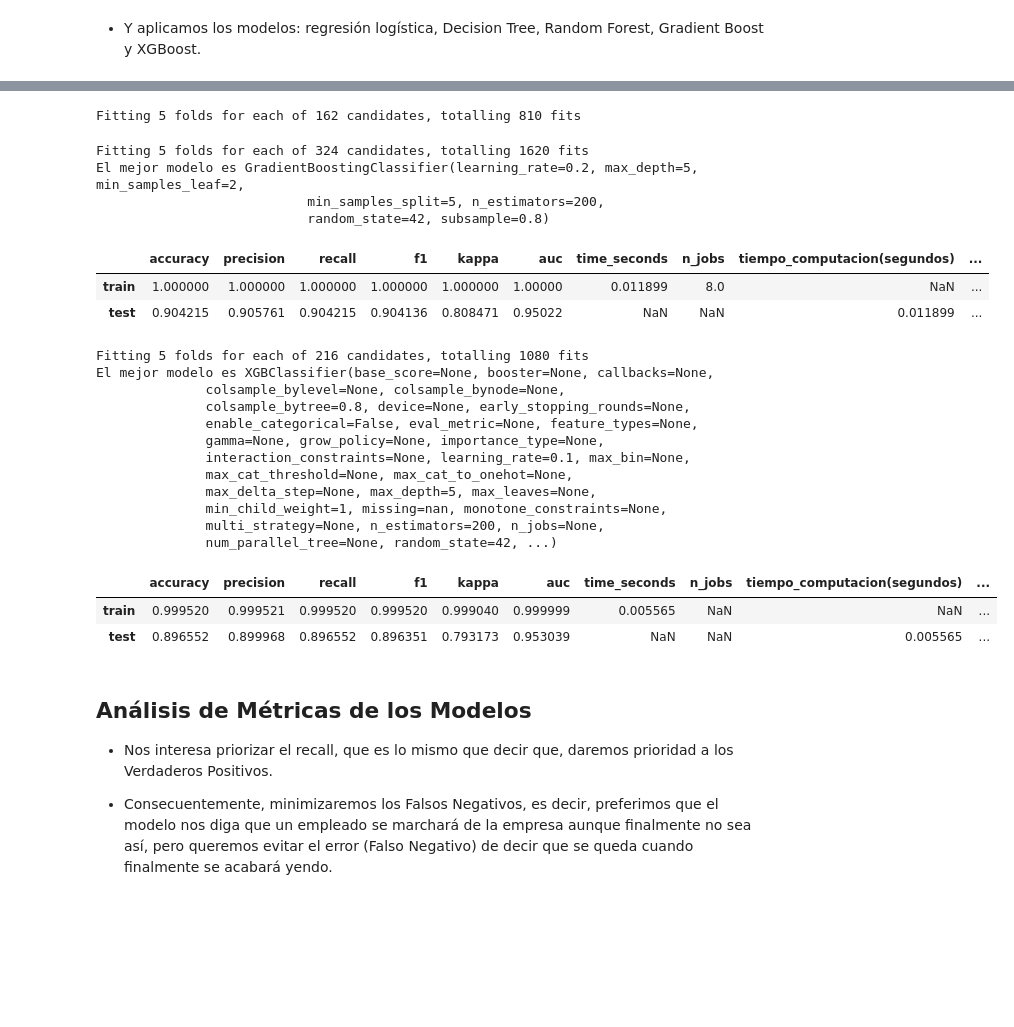
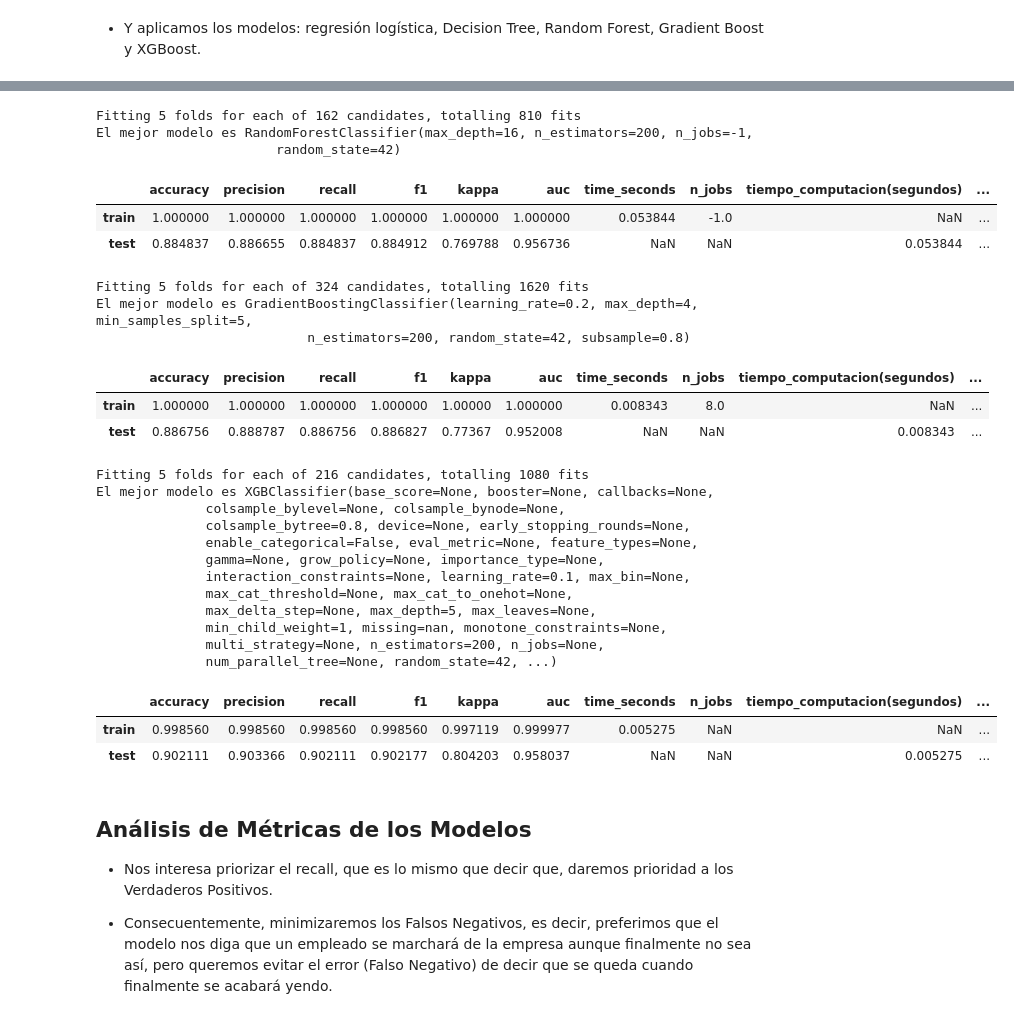
Before and after one commit to davfranco1/Proyecto8-PrediccionRetencionEmpleados, a Jupyter notebook: notebooks/modelo5/5-5_Modelos.ipynb, the cells around one changed output, grey strips where cells are left out. Drawn from its saved outputs; the diff is of its cells as text; code cells hidden in the pictures; blank space fills up the shorter version.

```diff
--- a/notebooks/modelo5/5-5_Modelos.ipynb
+++ b/notebooks/modelo5/5-5_Modelos.ipynb
@@ -76,7 +70,7 @@ parametros_default = {
             },
             "xgboost": {
                 'n_estimators': [100, 200],
-                'learning_rate': [0.01, 0.05, 0.1],
+                'learning_rate': [0.05, 0.1, 0.15],
                 'max_depth': [5, 7, 9],
                 'min_child_weight': [1, 3, 5],
                 'subsample': [0.8, 1.0],
@@ -85,7 +79,7 @@ parametros_default = {
 # %% [markdown]
 - Instanciamos la clase "AnalisisModelosClasificacion".
 # %%
-analisis_mod_clas = sal.AnalisisModelosClasificacion(df, "Attrition")
+analisis_mod_clas = sm.AnalisisModelosClasificacion(df, "Attrition")
 # %% [markdown]
 - Y aplicamos los modelos: regresión logística, Decision Tree, Random Forest, Gradient Boost y XGBoost.
 # %%
@@ -111,44 +105,48 @@ El mejor modelo es DecisionTreeClassifier(max_depth=10, random_state=42)
 # %%
-df_rf = analisis_mod_clas.ajustar_modelo("random_forest")
+analisis_mod_clas.ajustar_modelo("random_forest")
 df_rf = analisis_mod_clas.calcular_metricas("random_forest")
 df_rf["modelo"] = "random_forest"
 df_rf
 # %% [output]
 Fitting 5 folds for each of 162 candidates, totalling 810 fits
+El mejor modelo es RandomForestClassifier(max_depth=16, n_estimators=200, n_jobs=-1,
+                       random_state=42)
+|  | accuracy | precision | recall | f1 | kappa | auc | time_seconds | n_jobs | tiempo_computacion(segundos) | ... |
+| train | 1.000000 | 1.000000 | 1.000000 | 1.000000 | 1.000000 | 1.000000 | 0.053844 | -1.0 | NaN | ... |
+| test | 0.884837 | 0.886655 | 0.884837 | 0.884912 | 0.769788 | 0.956736 | NaN | NaN | 0.053844 | ... |
 # %%
-df_gb = analisis_mod_clas.ajustar_modelo("gradient_boosting")
+analisis_mod_clas.ajustar_modelo("gradient_boosting")
 df_gb = analisis_mod_clas.calcular_metricas("gradient_boosting")
 df_gb["modelo"] = "gradient_boost"
 df_gb
 # %% [output]
 Fitting 5 folds for each of 324 candidates, totalling 1620 fits
-El mejor modelo es GradientBoostingClassifier(learning_rate=0.2, max_depth=5, min_samples_leaf=2,
-                           min_samples_split=5, n_estimators=200,
-                           random_state=42, subsample=0.8)
+El mejor modelo es GradientBoostingClassifier(learning_rate=0.2, max_depth=4, min_samples_split=5,
+                           n_estimators=200, random_state=42, subsample=0.8)
 |  | accuracy | precision | recall | f1 | kappa | auc | time_seconds | n_jobs | tiempo_computacion(segundos) | ... |
-| train | 1.000000 | 1.000000 | 1.000000 | 1.000000 | 1.000000 | 1.00000 | 0.011899 | 8.0 | NaN | ... |
-| test | 0.904215 | 0.905761 | 0.904215 | 0.904136 | 0.808471 | 0.95022 | NaN | NaN | 0.011899 | ... |
+| train | 1.000000 | 1.000000 | 1.000000 | 1.000000 | 1.00000 | 1.000000 | 0.008343 | 8.0 | NaN | ... |
+| test | 0.886756 | 0.888787 | 0.886756 | 0.886827 | 0.77367 | 0.952008 | NaN | NaN | 0.008343 | ... |
 # %%
-df_xgb = analisis_mod_clas.ajustar_modelo("xgboost")
+analisis_mod_clas.ajustar_modelo("xgboost", param_grid=parametros_default["xgboost"])
 df_xgb = analisis_mod_clas.calcular_metricas("xgboost")
 df_xgb["modelo"] = "x_gradient_boost"
 df_xgb
 # %% [output]
 Fitting 5 folds for each of 216 candidates, totalling 1080 fits
 El mejor modelo es XGBClassifier(base_score=None, booster=None, callbacks=None,
               colsample_bylevel=None, colsample_bynode=None,
               colsample_bytree=0.8, device=None, early_stopping_rounds=None,
               enable_categorical=False, eval_metric=None, feature_types=None,
               gamma=None, grow_policy=None, importance_type=None,
               interaction_constraints=None, learning_rate=0.1, max_bin=None,
               max_cat_threshold=None, max_cat_to_onehot=None,
               max_delta_step=None, max_depth=5, max_leaves=None,
               min_child_weight=1, missing=nan, monotone_constraints=None,
               multi_strategy=None, n_estimators=200, n_jobs=None,
               num_parallel_tree=None, random_state=42, ...)
 |  | accuracy | precision | recall | f1 | kappa | auc | time_seconds | n_jobs | tiempo_computacion(segundos) | ... |
-| train | 0.999520 | 0.999521 | 0.999520 | 0.999520 | 0.999040 | 0.999999 | 0.005565 | NaN | NaN | ... |
-| test | 0.896552 | 0.899968 | 0.896552 | 0.896351 | 0.793173 | 0.953039 | NaN | NaN | 0.005565 | ... |
+| train | 0.998560 | 0.998560 | 0.998560 | 0.998560 | 0.997119 | 0.999977 | 0.005275 | NaN | NaN | ... |
+| test | 0.902111 | 0.903366 | 0.902111 | 0.902177 | 0.804203 | 0.958037 | NaN | NaN | 0.005275 | ... |
 # %% [markdown]
 ## Análisis de Métricas de los Modelos
 
```
Also changed, not shown: parts of 26 cells of this notebook, 28 other files.
